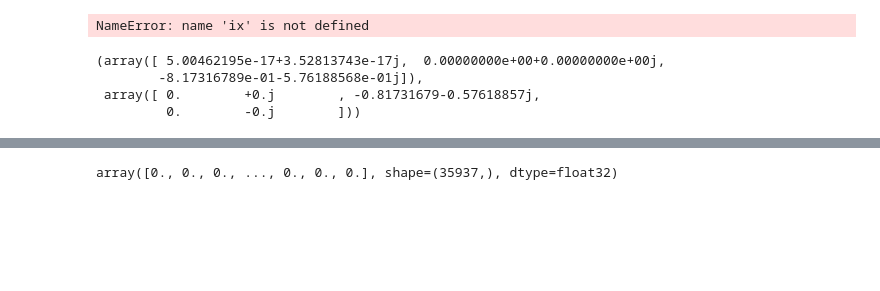
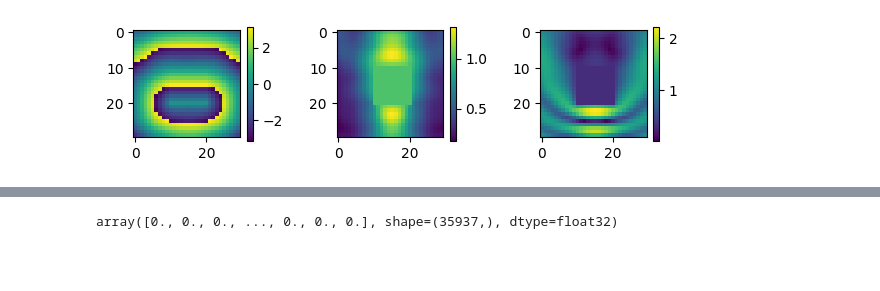
Before and after one commit to shiro-github-python/OpenFDTD_read_ofdFile, a Jupyter notebook: readData.ipynb, the cells around one changed output, grey strips where cells are left out. Drawn from its saved outputs; the diff is of its cells as text; code cells hidden in the pictures; blank space fills up the shorter version.

```diff
--- a/readData.ipynb
+++ b/readData.ipynb
@@ -13,10 +13,13 @@ d = od.data
 # %%
+# extract complex field
 de = d['cfield'][0]
+Ex = np.zeros((od.Ny, od.Nx), dtype=np.complex128)
+Ey = np.zeros((od.Ny, od.Nx), dtype=np.complex128)
 Ez = np.zeros((od.Ny, od.Nx), dtype=np.complex128)
 for ix in range(15, 16):
     for iy in range(od.Ny):
         for iz in range(od.Nz):
-            Ez[iy][iz] = complex(de['Ez_r'][NA(od, ix, iy, iz)], de['Ez_i'][NA(od, ix, iy, iz)])
-            #print(ix, iy, iz)
-plt.imshow(np.abs(Ez))
-plt.colorbar()
+            e, h = cal_planewave(od, ix, iy, iz)
+            Ex[iy][iz] = complex(de['Ez_r'][NA(od, ix, iy, iz)], de['Ez_i'][NA(od, ix, iy, iz)]) + e[0]
+            Ey[iy][iz] = complex(de['Ez_r'][NA(od, ix, iy, iz)], de['Ez_i'][NA(od, ix, iy, iz)]) + e[0]
+            Ez[iy][iz] = complex(de['Ez_r'][NA(od, ix, iy, iz)], de['Ez_i'][NA(od, ix, iy, iz)]) + e[0]
@@ -26,11 +26,26 @@ plt.colorbar()
-# %%
-ix
-# %% [output]
-NameError: name 'ix' is not defined
 # %%
-cal_planewave(od, 0, 0, 0)
+pwE = np.zeros((od.Ny, od.Nz), dtype=np.complex128)
+pwH = np.zeros((od.Ny, od.Nz), dtype=np.complex128)
+Ez = np.zeros((od.Ny, od.Nz), dtype=np.complex128)
+H = np.zeros((od.Ny, od.Nz), dtype=np.complex128)
+de = d['cfield'][0]
+
+for ix in range(od.Nx):
+    for iy in range(od.Ny):
+        for iz in range(15, 16):
+            e, h = cal_planewave(od, ix, iy, iz)
+            pwE[ix][iy] = e[2]
+            Ez[ix][iy] = complex(de['Ez_r'][NA(od, ix, iy, iz)], de['Ez_i'][NA(od, ix, iy, iz)])
-# %% [output]
-(array([ 5.00462195e-17+3.52813743e-17j,  0.00000000e+00+0.00000000e+00j,
-        -8.17316789e-01-5.76188568e-01j]),
- array([ 0.        +0.j        , -0.81731679-0.57618857j,
-         0.        -0.j        ]))
+# %%
+c = Ez
+fig, axes = plt.subplots(nrows=1, ncols=3, figsize=(6, 6))
+im1 = axes[0].imshow(np.angle(c))
+fig.colorbar(im1, ax=axes[0], shrink=0.2)
+im2 = axes[1].imshow(np.abs(c))
+fig.colorbar(im2, ax=axes[1], shrink=0.2)
+im3 = axes[2].imshow(np.abs(c+pwE))
+fig.colorbar(im3, ax=axes[2], shrink=0.2)
+plt.tight_layout()
+plt.show()
+# %% [output]
+[figure, added]
```
Also changed, not shown: parts of 15 cells of this notebook, 11 other files.
